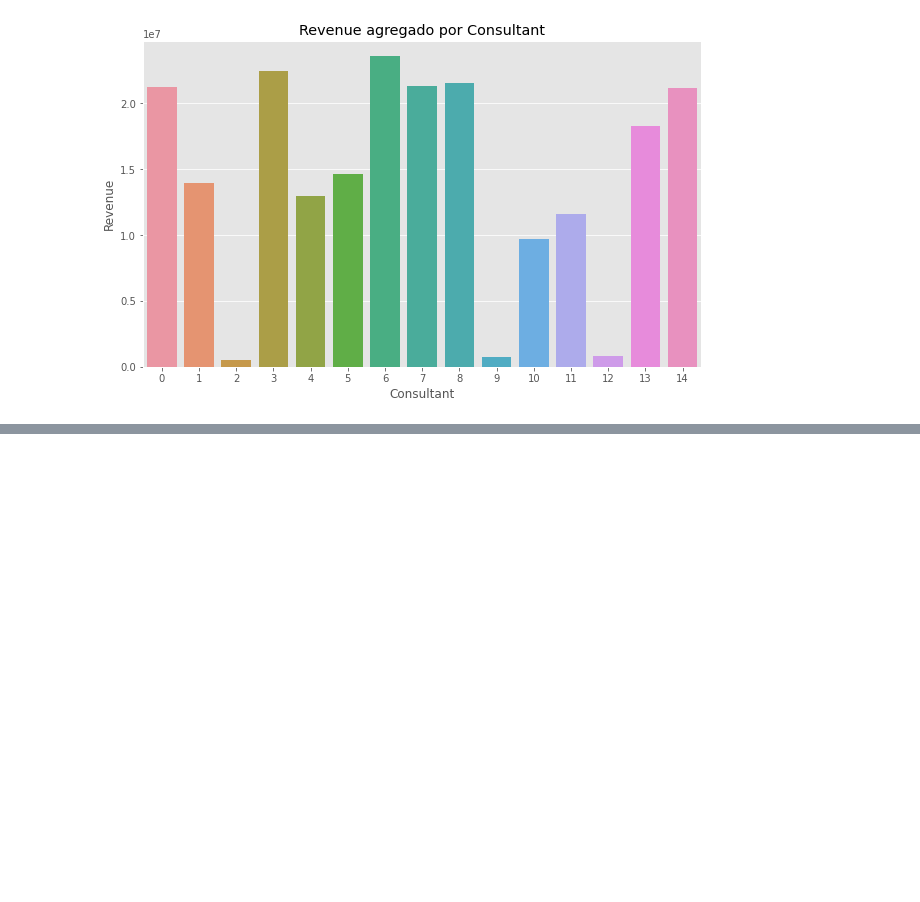
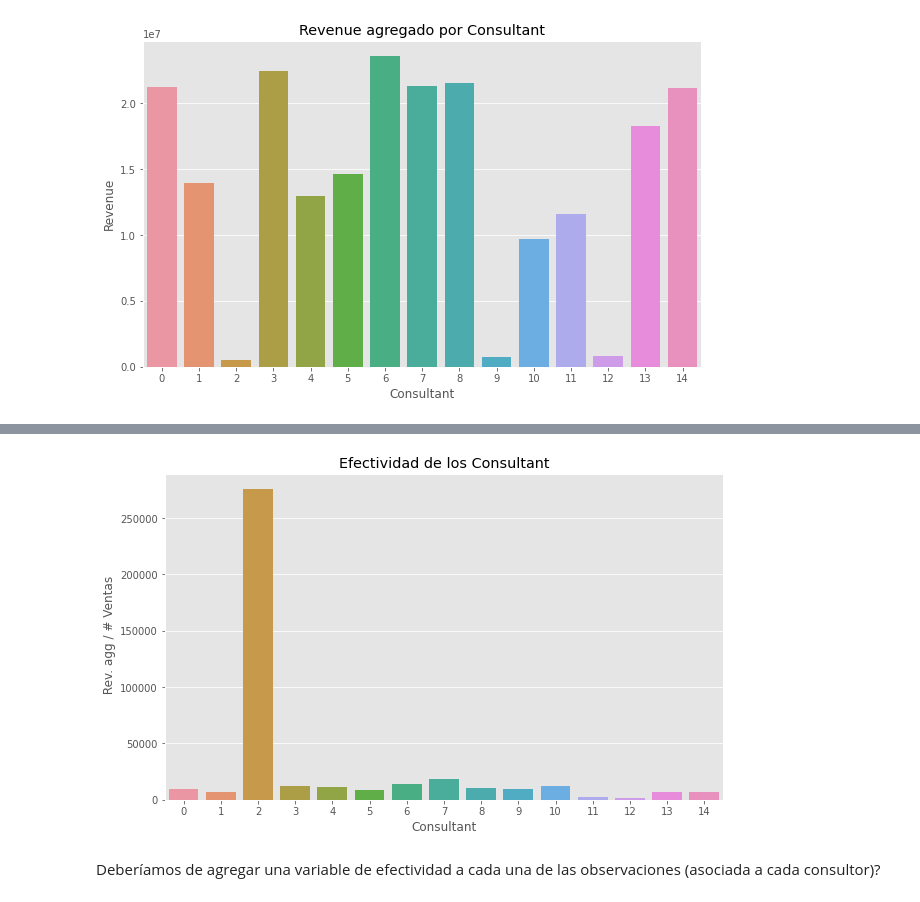
Before and after one commit to JuanEcheagaray75/CENGAGE-Sales-Analysis, a Jupyter notebook: project/reto.ipynb, the cells around one changed output, grey strips where cells are left out. Drawn from its saved outputs; the diff is of its cells as text; code cells hidden in the pictures; blank space fills up the shorter version.

```diff
--- a/project/reto.ipynb
+++ b/project/reto.ipynb
@@ -156,0 +169,12 @@ ax.set_title('Revenue agregado por Consultant')
+# %%
+# Efectividad de los consultant? Revenue agregado / # operaciones
+plt.figure(figsize=(10, 6))
+effectiveness = agg_revenue / agg_ops
+ax = sns.barplot(x=agg_ops.index, y=effectiveness);
+ax.set_title('Efectividad de los Consultant')
+ax.set_ylabel(' Rev. agg / # Ventas')
+ax.set_xlabel('Consultant');
+# %% [output]
+[figure, added]
+# %% [markdown]
+Deberíamos de agregar una variable de efectividad a cada una de las observaciones (asociada a cada consultor)?
```
Also changed, not shown: parts of 7 cells of this notebook.
